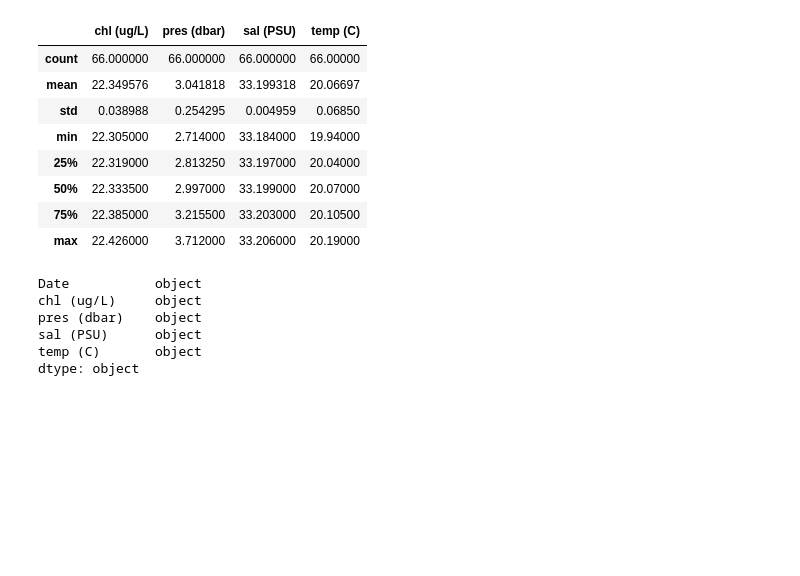
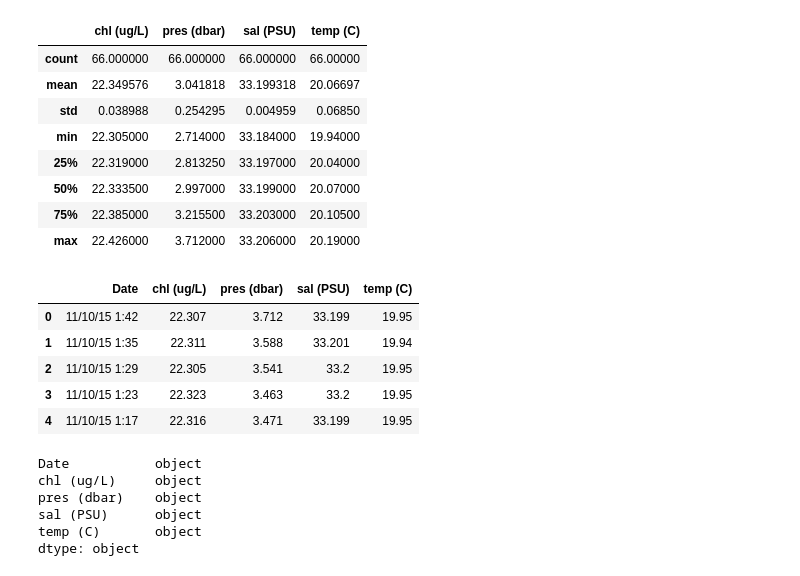
Before and after one commit to cuttlefishh/python-for-data-analysis, a Jupyter notebook: lessons/lesson11.ipynb, the cells around one changed output. Saved outputs shown, nothing was run; the diff lists cells and outputs as text; code cells hidden in the pictures; blank space fills up the shorter version.

```diff
--- a/lessons/lesson11.ipynb
+++ b/lessons/lesson11.ipynb
@@ -254,7 +269,16 @@ df_sio.describe()
 # %%
 # we can also specify the dtype (and specify index and header to defaults)
 # sometimes it's better to specify the dtype as object and convert to int, float, etc. later
-df_sio = pd.read_csv('../data/scripps_pier_20151110.csv', dtype=object, index_col=None, header=0)
+df_sio = pd.read_csv('scripps_pier_20151110.csv', dtype=object, index_col=None, header=0)
+# %%
+df_sio.head()
+# %% [output]
+|  | Date | chl (ug/L) | pres (dbar) | sal (PSU) | temp (C) |
+| 0 | 11/10/15 1:42 | 22.307 | 3.712 | 33.199 | 19.95 |
+| 1 | 11/10/15 1:35 | 22.311 | 3.588 | 33.201 | 19.94 |
+| 2 | 11/10/15 1:29 | 22.305 | 3.541 | 33.2 | 19.95 |
+| 3 | 11/10/15 1:23 | 22.323 | 3.463 | 33.2 | 19.95 |
+| 4 | 11/10/15 1:17 | 22.316 | 3.471 | 33.199 | 19.95 |
 # %%
 df_sio.dtypes
 # %% [output]
```
Also changed, not shown: parts of 42 cells of this notebook.
